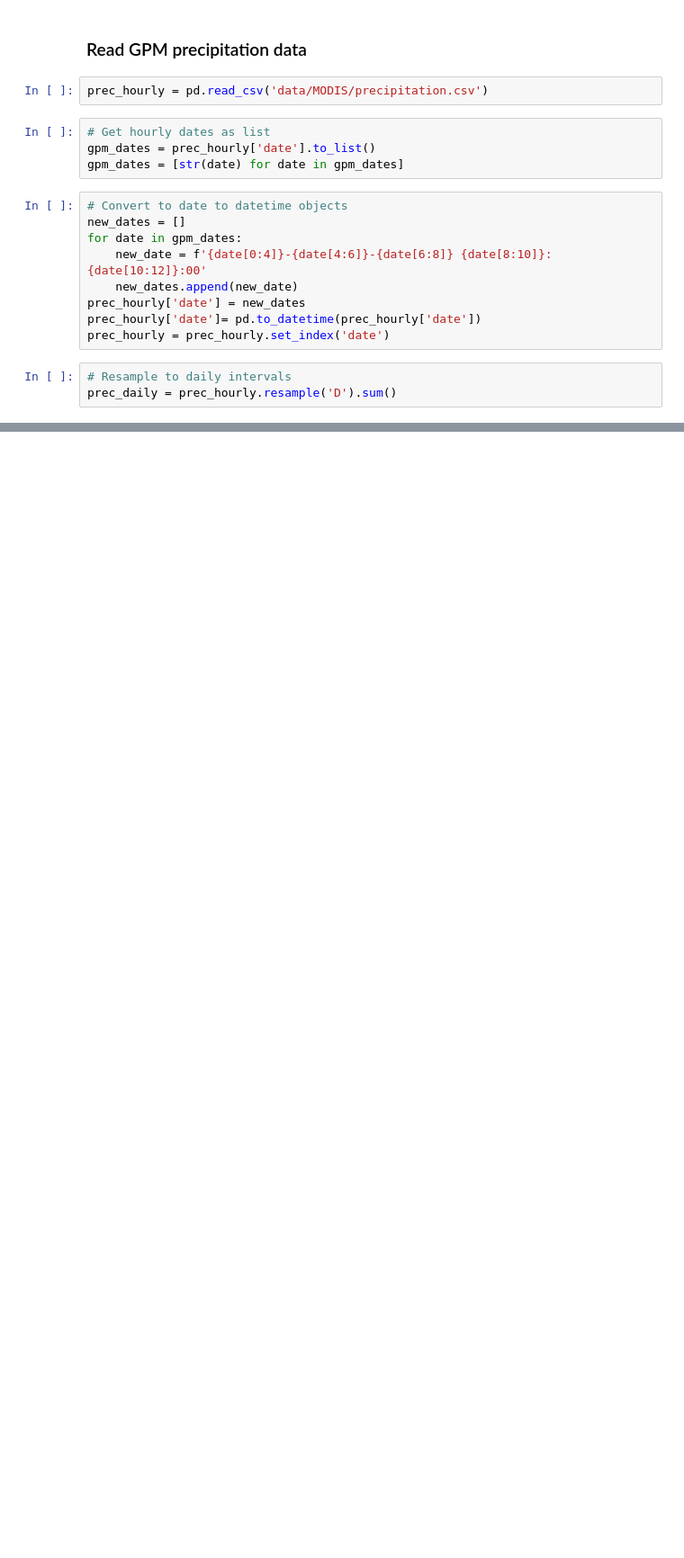
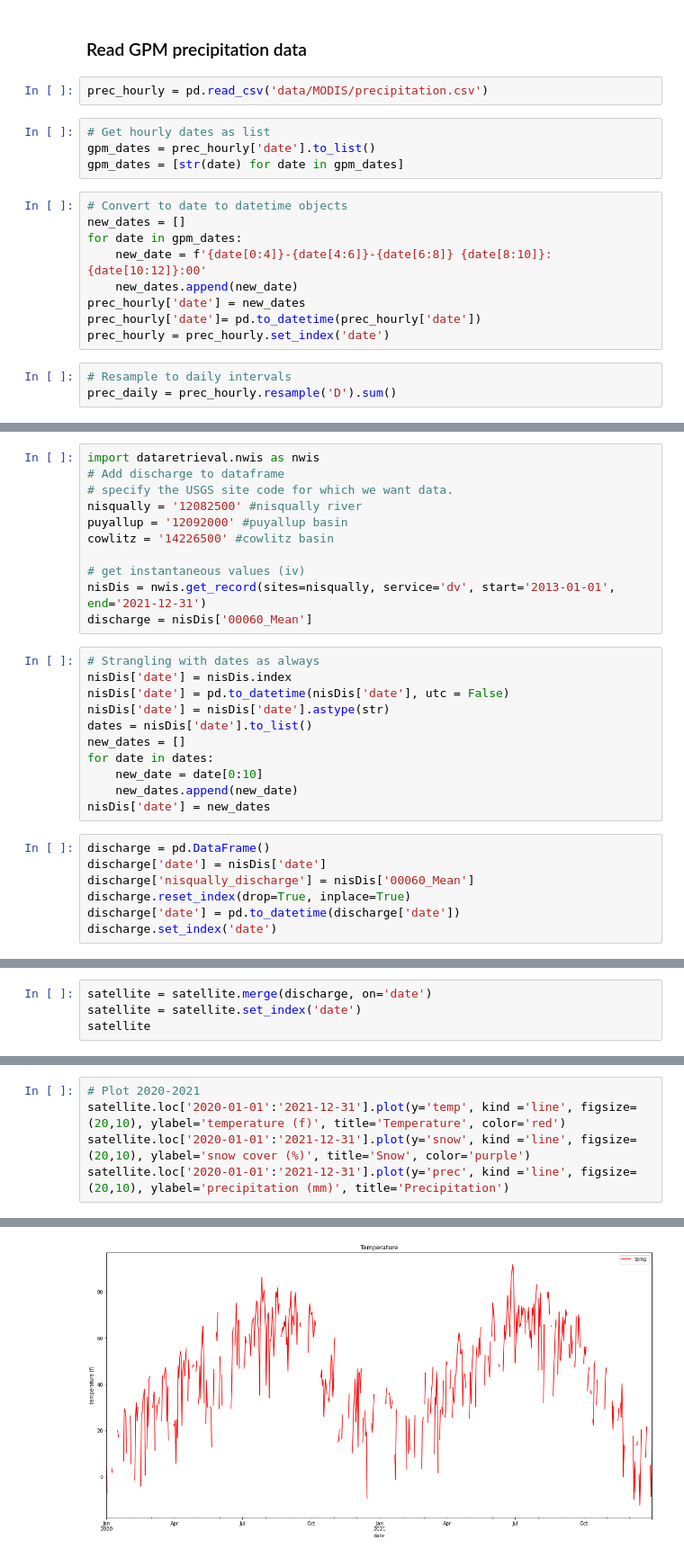
Before and after one commit to ianvd/gage-guesser, a Jupyter notebook: Prec.ipynb, the cells around one changed output, grey strips where cells are left out. Shown at 90% size. Drawn from its saved outputs; the diff is of its cells as text; blank space fills up the shorter version.

Commit message:
Update prec

```diff
--- a/Prec.ipynb
+++ b/Prec.ipynb
@@ -69,0 +87,29 @@ satellite
+# %%
+import dataretrieval.nwis as nwis
+# Add discharge to dataframe
+# specify the USGS site code for which we want data.
+nisqually = '12082500' #nisqually river
+puyallup = '12092000' #puyallup basin
+cowlitz = '14226500' #cowlitz basin
+
+# get instantaneous values (iv)
+nisDis = nwis.get_record(sites=nisqually, service='dv', start='2013-01-01', end='2021-12-31')
+discharge = nisDis['00060_Mean']
+# %%
+# Strangling with dates as always
+nisDis['date'] = nisDis.index
+nisDis['date'] = pd.to_datetime(nisDis['date'], utc = False)
+nisDis['date'] = nisDis['date'].astype(str)
+dates = nisDis['date'].to_list()
+new_dates = []
+for date in dates:
+    new_date = date[0:10]
+    new_dates.append(new_date)
+nisDis['date'] = new_dates
+# %%
+discharge = pd.DataFrame()
+discharge['date'] = nisDis['date']
+discharge['nisqually_discharge'] = nisDis['00060_Mean']
+discharge.reset_index(drop=True, inplace=True)
+discharge['date'] = pd.to_datetime(discharge['date'])
+discharge.set_index('date')
@@ -69,0 +131,4 @@ satellite
+# %%
+satellite = satellite.merge(discharge, on='date')
+satellite = satellite.set_index('date')
+satellite
@@ -69,0 +150,6 @@ satellite
+# %%
+# Plot 2020-2021
+satellite.loc['2020-01-01':'2021-12-31'].plot(y='temp', kind ='line', figsize=(20,10), ylabel='temperature (f)', title='Temperature', color='red')
+satellite.loc['2020-01-01':'2021-12-31'].plot(y='snow', kind ='line', figsize=(20,10), ylabel='snow cover (%)', title='Snow', color='purple')
+satellite.loc['2020-01-01':'2021-12-31'].plot(y='prec', kind ='line', figsize=(20,10), ylabel='precipitation (mm)', title='Precipitation')
+# %% [output]
@@ -69,0 +157 @@ satellite
+[figure, added]
```
Also changed, not shown: parts of 21 cells of this notebook.
